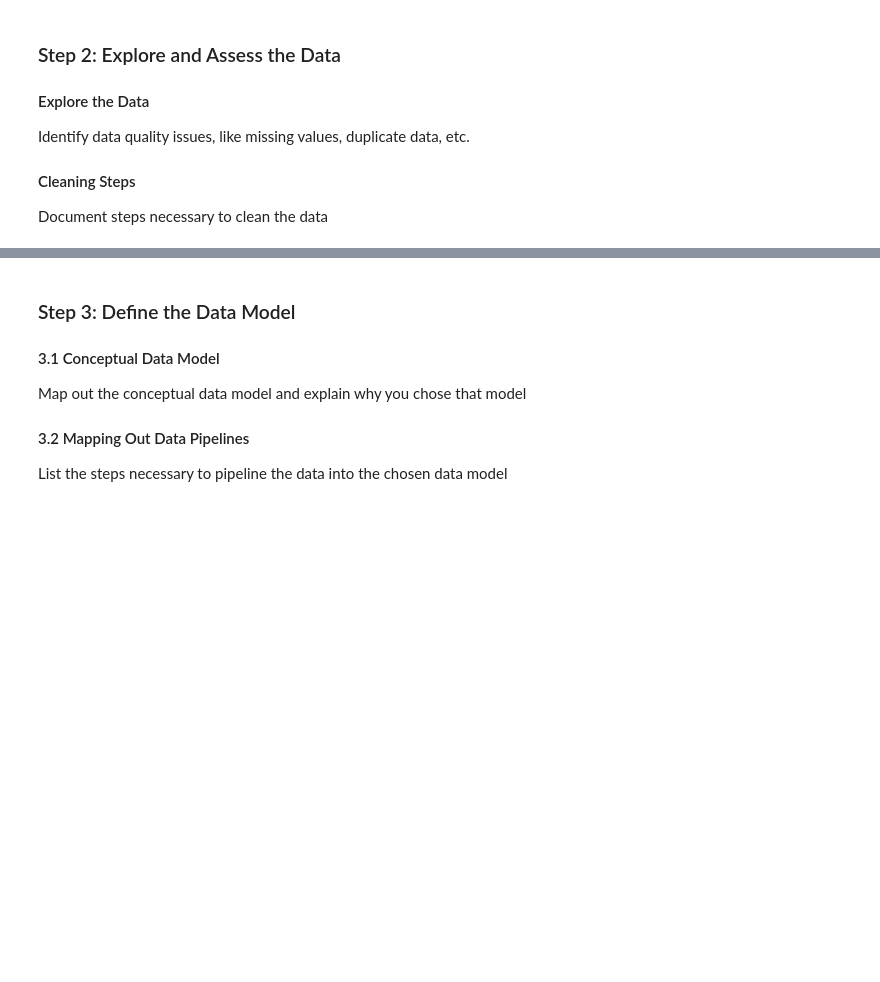
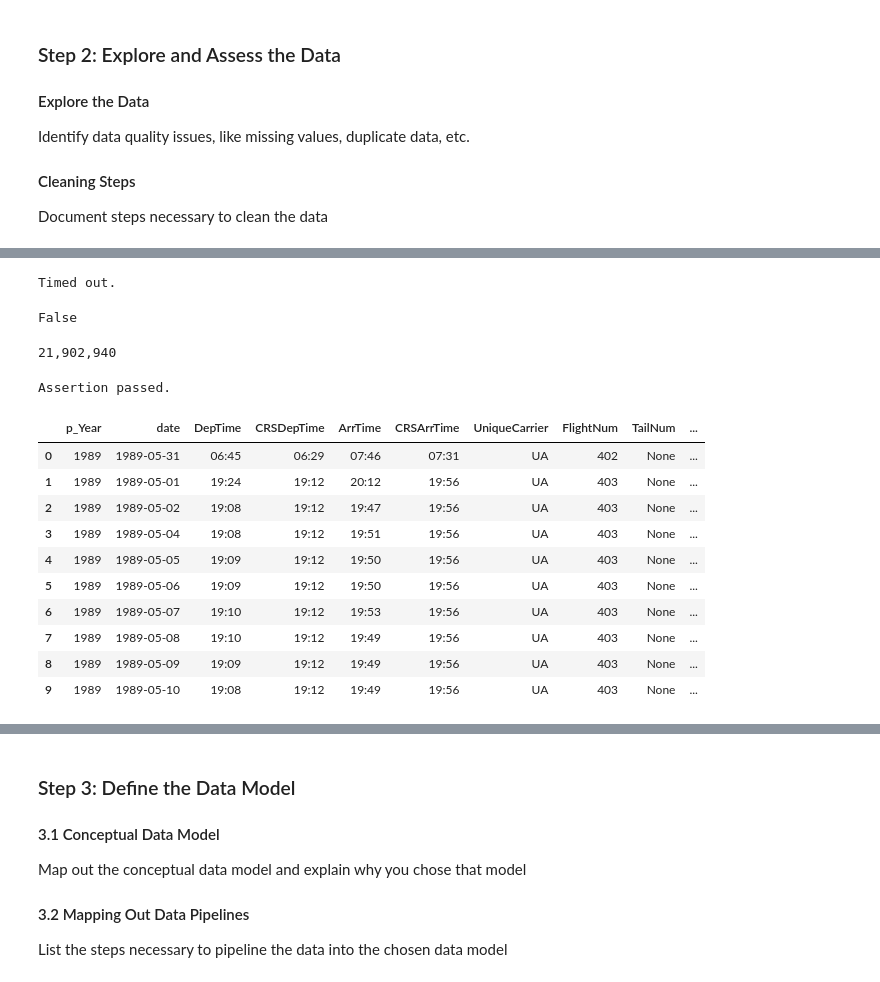
Before and after one commit to ahmed-gharib89/flights-delta-lake, a Jupyter notebook: Capstone Project Template.ipynb, the cells around one changed output, grey strips where cells are left out. Drawn from its saved outputs; the diff is of its cells as text; code cells hidden in the pictures; blank space fills up the shorter version.

```diff
--- a/Capstone Project Template.ipynb
+++ b/Capstone Project Template.ipynb
@@ -300,0 +268,5 @@ Document steps necessary to clean the data
+# %%
+until_stream_is_ready(spark, 'flight_bronz_to_silver')
+# %% [output]
+Timed out.
+False
@@ -300,0 +277,25 @@ Document steps necessary to clean the data
+# %%
+print(f'{delta_flights_silver.count():,}')
+# %% [output]
+21,902,940
+# %%
+assert delta_flights_silver.count() == flights_raw.rows_retrived, "number of rows retrived doesn't match"
+print("Assertion passed.")
+# %% [output]
+Assertion passed.
+# %%
+spark.sql("""
+SELECT * FROM flight_silver LIMIT 10
+""").toPandas()
+# %% [output]
+|  | p_Year | date | DepTime | CRSDepTime | ArrTime | CRSArrTime | UniqueCarrier | FlightNum | TailNum | ... |
+| 0 | 1989 | 1989-05-31 | 06:45 | 06:29 | 07:46 | 07:31 | UA | 402 | None | ... |
+| 1 | 1989 | 1989-05-01 | 19:24 | 19:12 | 20:12 | 19:56 | UA | 403 | None | ... |
+| 2 | 1989 | 1989-05-02 | 19:08 | 19:12 | 19:47 | 19:56 | UA | 403 | None | ... |
+| 3 | 1989 | 1989-05-04 | 19:08 | 19:12 | 19:51 | 19:56 | UA | 403 | None | ... |
+| 4 | 1989 | 1989-05-05 | 19:09 | 19:12 | 19:50 | 19:56 | UA | 403 | None | ... |
+| 5 | 1989 | 1989-05-06 | 19:09 | 19:12 | 19:50 | 19:56 | UA | 403 | None | ... |
+| 6 | 1989 | 1989-05-07 | 19:10 | 19:12 | 19:53 | 19:56 | UA | 403 | None | ... |
+| 7 | 1989 | 1989-05-08 | 19:10 | 19:12 | 19:49 | 19:56 | UA | 403 | None | ... |
+| 8 | 1989 | 1989-05-09 | 19:09 | 19:12 | 19:49 | 19:56 | UA | 403 | None | ... |
+| 9 | 1989 | 1989-05-10 | 19:08 | 19:12 | 19:49 | 19:56 | UA | 403 | None | ... |
```
Also changed, not shown: parts of 129 cells of this notebook.
